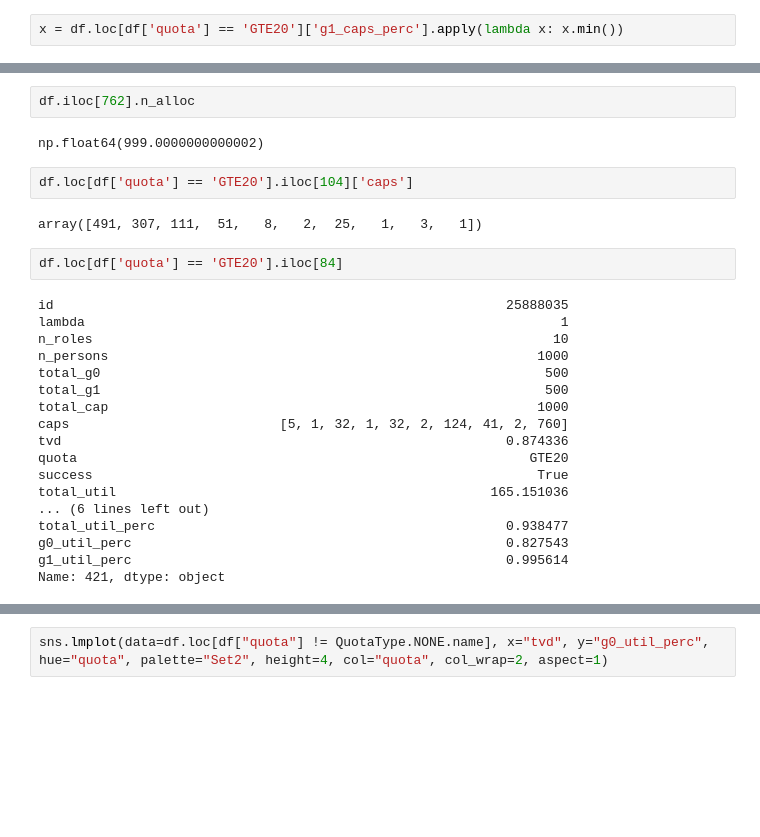
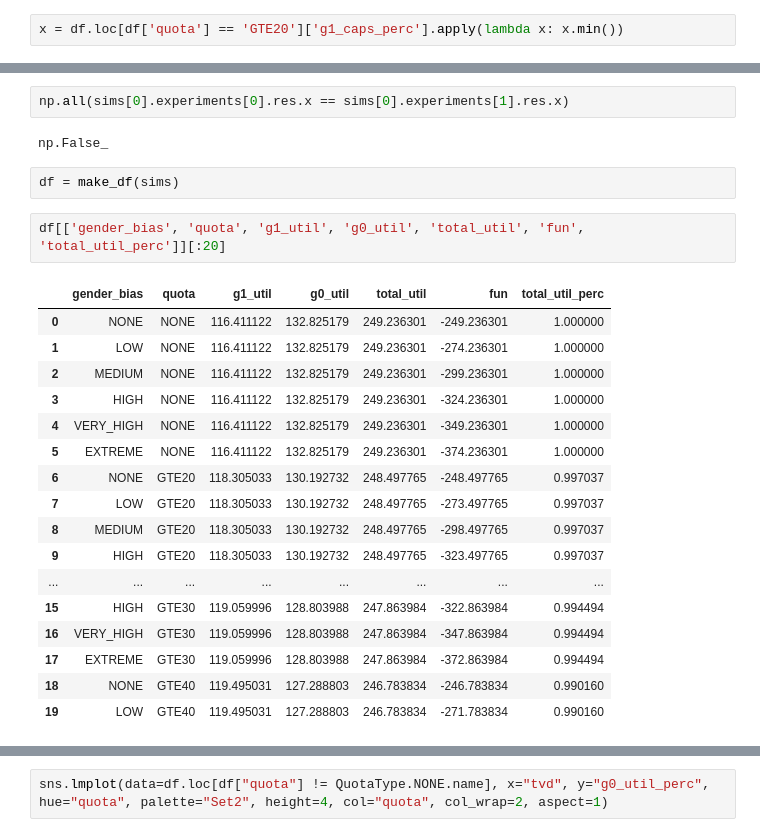
Before and after one commit to FlorianWilhelm/flairs25-gender-bias, a Jupyter notebook: simulation.ipynb, the cells around one changed output, grey strips where cells are left out. Cells and saved outputs as stored; diff of their text form; blank space fills up the shorter version.

```diff
--- a/simulation.ipynb
+++ b/simulation.ipynb
@@ -81,31 +73,29 @@ array([0.87837838, 0.25      , 0.4137931 , 0.2037037 , 0.23809524,
-# %%
-df.iloc[762].n_alloc
-# %% [output]
-np.float64(999.0000000000002)
-# %%
-df.loc[df['quota'] == 'GTE20'].iloc[104]['caps']
-# %% [output]
-array([491, 307, 111,  51,   8,   2,  25,   1,   3,   1])
-# %%
-df.loc[df['quota'] == 'GTE20'].iloc[84]
-# %% [output]
-id                                                          25888035
-lambda                                                             1
-n_roles                                                           10
-n_persons                                                       1000
-total_g0                                                         500
-total_g1                                                         500
-total_cap                                                       1000
-caps                           [5, 1, 32, 1, 32, 2, 124, 41, 2, 760]
-tvd                                                         0.874336
-quota                                                          GTE20
-success                                                         True
-total_util                                                165.151036
-... (6 lines left out)
-total_util_perc                                             0.938477
-g0_util_perc                                                0.827543
-g1_util_perc                                                0.995614
-Name: 421, dtype: object
+# %%
+np.all(sims[0].experiments[0].res.x == sims[0].experiments[1].res.x)
+# %% [output]
+np.False_
+# %%
+df = make_df(sims)
+# %%
+df[['gender_bias', 'quota', 'g1_util', 'g0_util', 'total_util', 'fun', 'total_util_perc']][:20]
+# %% [output]
+|  | gender_bias | quota | g1_util | g0_util | total_util | fun | total_util_perc |
+| 0 | NONE | NONE | 116.411122 | 132.825179 | 249.236301 | -249.236301 | 1.000000 |
+| 1 | LOW | NONE | 116.411122 | 132.825179 | 249.236301 | -274.236301 | 1.000000 |
+| 2 | MEDIUM | NONE | 116.411122 | 132.825179 | 249.236301 | -299.236301 | 1.000000 |
+| 3 | HIGH | NONE | 116.411122 | 132.825179 | 249.236301 | -324.236301 | 1.000000 |
+| 4 | VERY_HIGH | NONE | 116.411122 | 132.825179 | 249.236301 | -349.236301 | 1.000000 |
+| 5 | EXTREME | NONE | 116.411122 | 132.825179 | 249.236301 | -374.236301 | 1.000000 |
+| 6 | NONE | GTE20 | 118.305033 | 130.192732 | 248.497765 | -248.497765 | 0.997037 |
+| 7 | LOW | GTE20 | 118.305033 | 130.192732 | 248.497765 | -273.497765 | 0.997037 |
+| 8 | MEDIUM | GTE20 | 118.305033 | 130.192732 | 248.497765 | -298.497765 | 0.997037 |
+| 9 | HIGH | GTE20 | 118.305033 | 130.192732 | 248.497765 | -323.497765 | 0.997037 |
+| ... | ... | ... | ... | ... | ... | ... | ... |
+| 15 | HIGH | GTE30 | 119.059996 | 128.803988 | 247.863984 | -322.863984 | 0.994494 |
+| 16 | VERY_HIGH | GTE30 | 119.059996 | 128.803988 | 247.863984 | -347.863984 | 0.994494 |
+| 17 | EXTREME | GTE30 | 119.059996 | 128.803988 | 247.863984 | -372.863984 | 0.994494 |
+| 18 | NONE | GTE40 | 119.495031 | 127.288803 | 246.783834 | -246.783834 | 0.990160 |
+| 19 | LOW | GTE40 | 119.495031 | 127.288803 | 246.783834 | -271.783834 | 0.990160 |
 # %%
 sns.lmplot(data=df.loc[df["quota"] != QuotaType.NONE.name], x="tvd", y="total_util_perc", hue="quota", palette="Set2", height=4, col="quota", col_wrap=2, aspect=1)
 # %% [output]
```
Also changed, not shown: parts of 7 cells of this notebook, 2 other files.
